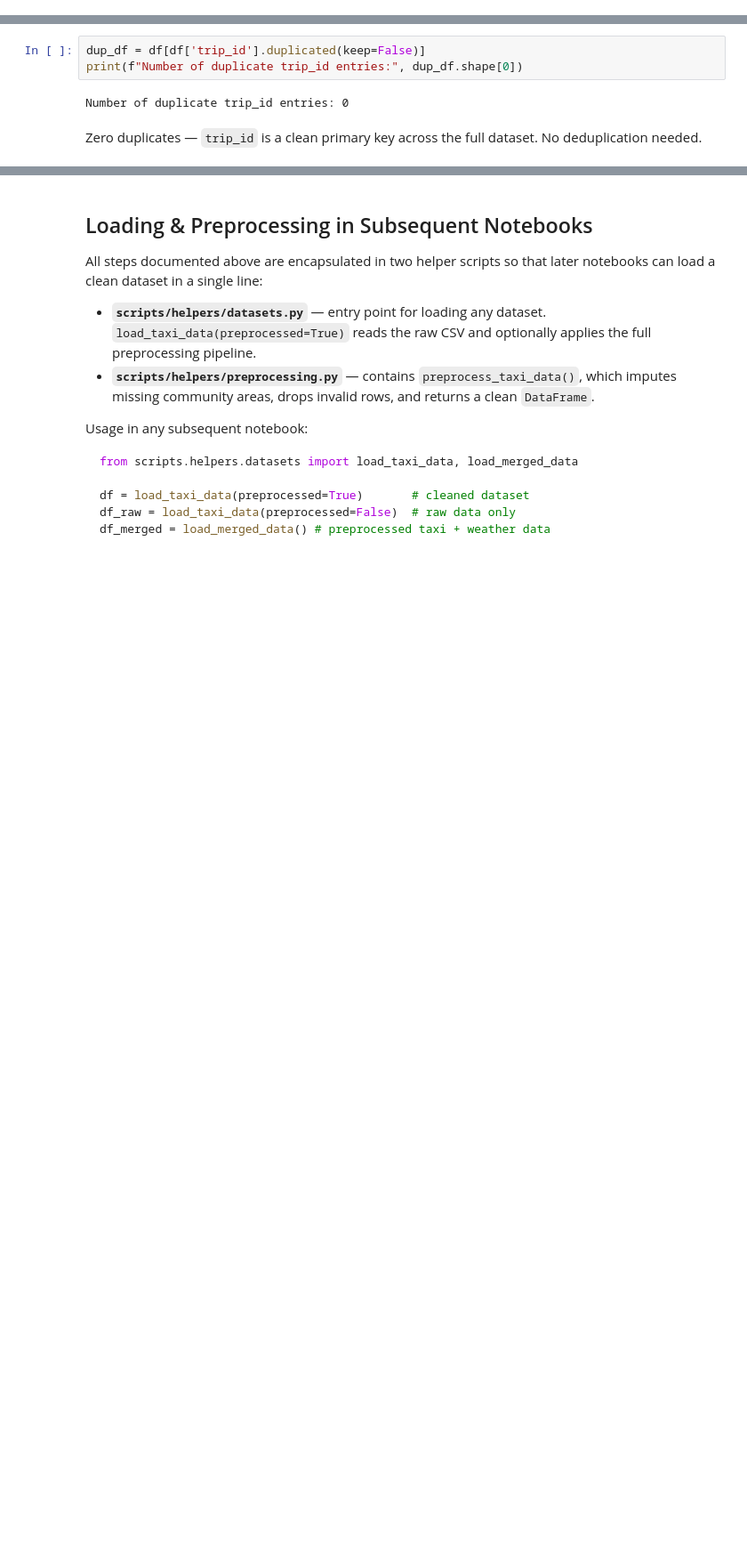
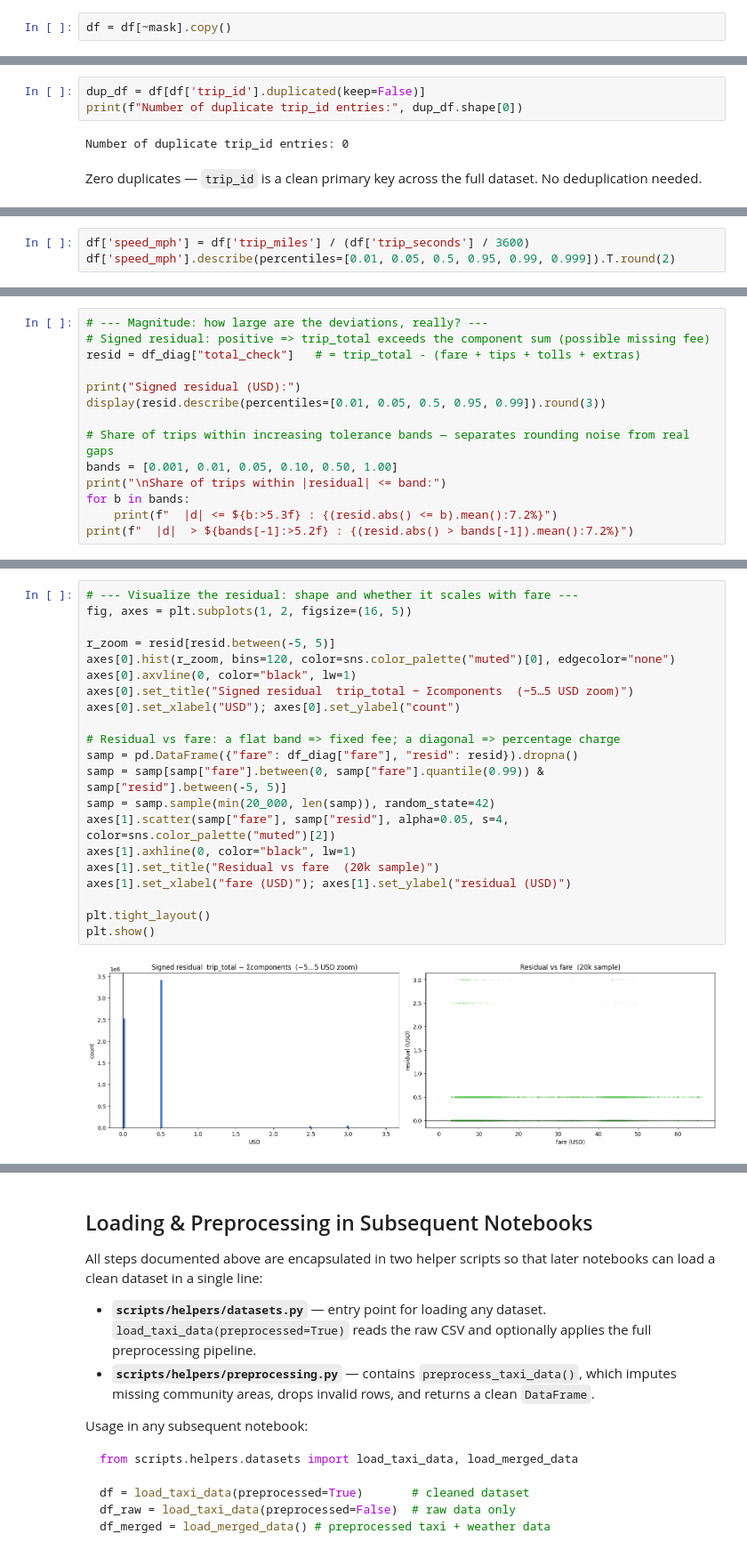
Before and after one commit to timoerc/AAA26-Chicago-Mobility, a Jupyter notebook: notebooks/01_data_preparation.ipynb, the cells around one changed output, grey strips where cells are left out. Shown at 89% size. Saved outputs shown, nothing was run; the diff lists cells and outputs as text; blank space fills up the shorter version.

```diff
--- a/notebooks/01_data_preparation.ipynb
+++ b/notebooks/01_data_preparation.ipynb
@@ -213,5 +213,7 @@ mask = (
 mask.sum()
 # %% [output]
 np.int64(83221)
+# %%
+df = df[~mask].copy()
 # %% [markdown]
 **83,221 ghost trips** — roughly 1.3% of the dataset. These are dropped by `preprocess_taxi_data` in `scripts/helpers/preprocessing.py`. The criterion is strict: all four conditions must hold simultaneously, so genuine very-short trips that covered even a small distance are preserved.
@@ -284,0 +293,3 @@ Zero duplicates — `trip_id` is a clean primary key across the full dataset. No
+# %%
+df['speed_mph'] = df['trip_miles'] / (df['trip_seconds'] / 3600)
+df['speed_mph'].describe(percentiles=[0.01, 0.05, 0.5, 0.95, 0.99, 0.999]).T.round(2)
@@ -284,0 +448,14 @@ Zero duplicates — `trip_id` is a clean primary key across the full dataset. No
+# %%
+# --- Magnitude: how large are the deviations, really? ---
+# Signed residual: positive => trip_total exceeds the component sum (possible missing fee)
+resid = df_diag["total_check"]   # = trip_total - (fare + tips + tolls + extras)
+
+print("Signed residual (USD):")
+display(resid.describe(percentiles=[0.01, 0.05, 0.5, 0.95, 0.99]).round(3))
+
+# Share of trips within increasing tolerance bands — separates rounding noise from real gaps
+bands = [0.001, 0.01, 0.05, 0.10, 0.50, 1.00]
+print("\nShare of trips within |residual| <= band:")
+for b in bands:
+    print(f"  |d| <= ${b:>5.3f} : {(resid.abs() <= b).mean():7.2%}")
+print(f"  |d|  > ${bands[-1]:>5.2f} : {(resid.abs() > bands[-1]).mean():7.2%}")
@@ -284,0 +584,23 @@ Zero duplicates — `trip_id` is a clean primary key across the full dataset. No
+# %%
+# --- Visualize the residual: shape and whether it scales with fare ---
+fig, axes = plt.subplots(1, 2, figsize=(16, 5))
+
+r_zoom = resid[resid.between(-5, 5)]
+axes[0].hist(r_zoom, bins=120, color=sns.color_palette("muted")[0], edgecolor="none")
+axes[0].axvline(0, color="black", lw=1)
+axes[0].set_title("Signed residual  trip_total − Σcomponents  (−5…5 USD zoom)")
+axes[0].set_xlabel("USD"); axes[0].set_ylabel("count")
+
+# Residual vs fare: a flat band => fixed fee; a diagonal => percentage charge
+samp = pd.DataFrame({"fare": df_diag["fare"], "resid": resid}).dropna()
+samp = samp[samp["fare"].between(0, samp["fare"].quantile(0.99)) & samp["resid"].between(-5, 5)]
+samp = samp.sample(min(20_000, len(samp)), random_state=42)
+axes[1].scatter(samp["fare"], samp["resid"], alpha=0.05, s=4, color=sns.color_palette("muted")[2])
+axes[1].axhline(0, color="black", lw=1)
+axes[1].set_title("Residual vs fare  (20k sample)")
+axes[1].set_xlabel("fare (USD)"); axes[1].set_ylabel("residual (USD)")
+
+plt.tight_layout()
+plt.show()
+# %% [output]
+[figure, added]
```
Also changed, not shown: parts of 21 cells of this notebook, 1 other file.
